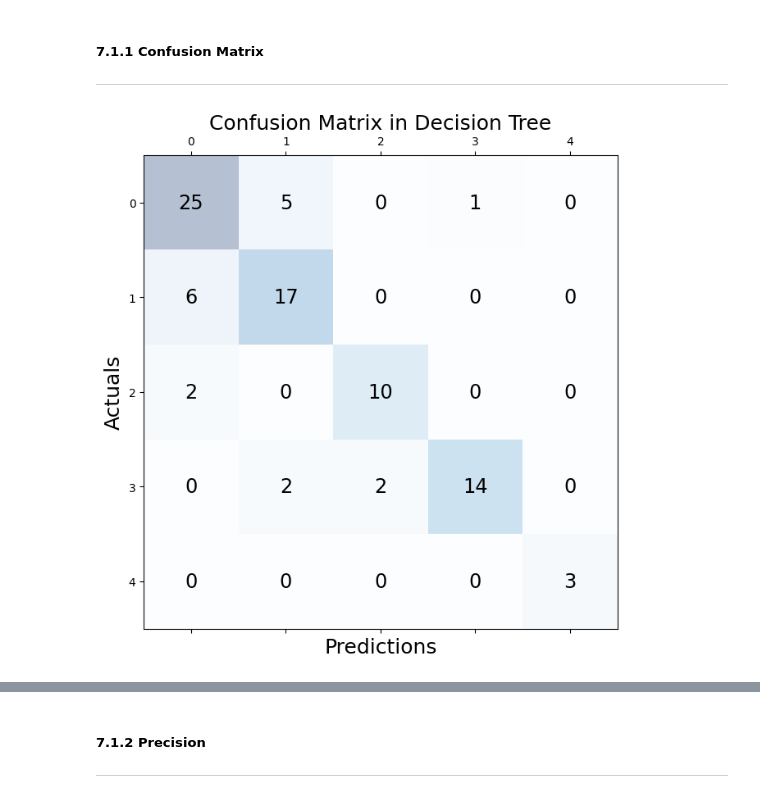
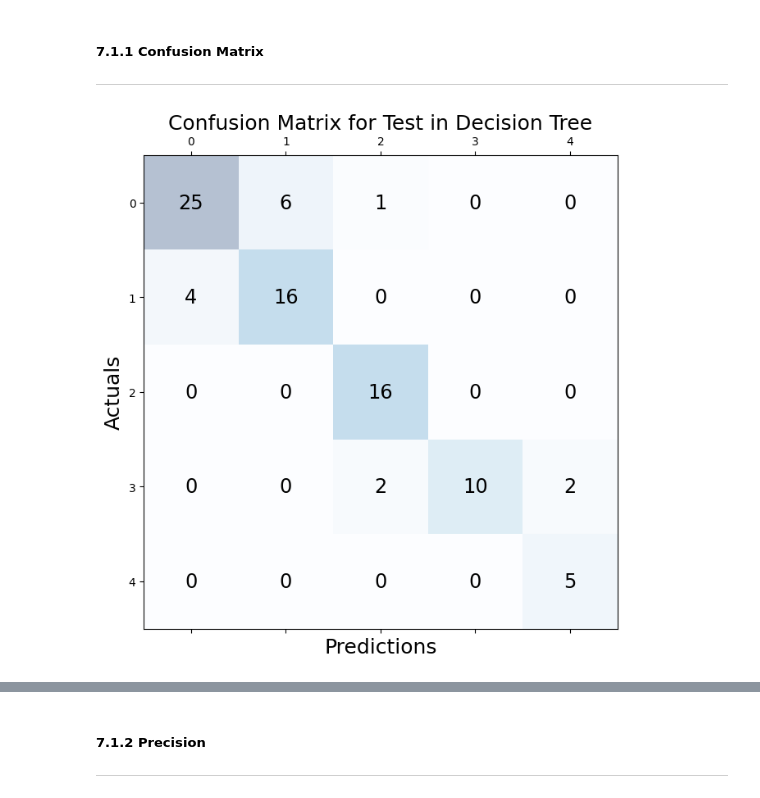
Before and after one commit to mishasilva01/FAA_project1, a Jupyter notebook: project1_notebook.ipynb, the cells around one changed output, grey strips where cells are left out. Cells and saved outputs as stored; diff of their text form; code cells hidden in the pictures.

```diff
--- a/project1_notebook.ipynb
+++ b/project1_notebook.ipynb
@@ -162,7 +162,7 @@ for i in range(nrows):
         if counter < len(df.columns):
 
             ax.hist(df[df.columns[counter]], bins=10, color='blue', alpha=0.5)
-            ax.set_title(df.columns[counter])
+            ax.set_ylabel(df.columns[counter])
 
         else: ax.set_axis_off()
         counter += 1
@@ -505,10 +516,13 @@ def Function(df_filtered: pd.DataFrame
 
         return Model_evaluation
 # %%
-Model_evaluation = {"Decision_Tree": {"Parameters": [], "Oversampling": [], "Feature Selection": [], "Accuracy": [], "Precision": [], "Recall": [], "Confusion Matrix" : [], 'Features': []}
-                    , "SVM": {"Parameters": [], "Oversampling": [], "Feature Selection": [], "Accuracy": [], "Precision": [], "Recall": [], "Confusion Matrix" : [], 'Features': []}
-                    , "KNN": {"Parameters": [], "Oversampling": [], "Feature Selection": [], "Accuracy": [], "Precision": [], "Recall": [], "Confusion Matrix" : [], 'Features': []}}
-a = []
+Model_evaluation = {"Decision_Tree": {"Parameters": [], "Oversampling": [], "Feature Selection": [], "Accuracy Test": [], "Precision Test": [], "Recall Test": [], "Confusion Matrix Test" : []
+                                      , 'Features': [], "Accuracy Client": [], "Precision Client": [], "Recall Client": [], "Confusion Matrix Client" : []}
+                    , "SVM": {"Parameters": [], "Oversampling": [], "Feature Selection": [], "Accuracy Test": [], "Precision Test": [], "Recall Test": [], "Confusion Matrix Test" : []
+                                      , 'Features': [], "Accuracy Client": [], "Precision Client": [], "Recall Client": [], "Confusion Matrix Client" : []}
+                    , "KNN": {"Parameters": [], "Oversampling": [], "Feature Selection": [], "Accuracy Test": [], "Precision Test": [], "Recall Test": [], "Confusion Matrix Test" : []
+                                      , 'Features': [], "Accuracy Client": [], "Precision Client": [], "Recall Client": [], "Confusion Matrix Client" : []}}
+
 list_parameters = list(product(['smote', 'doubling', "class weights"]
                                , ['Decision_Tree', 'KNN', 'SVM']
                                , ['correlation', 'info_gain', 'feat_comb', 'All']
@@ -516,16 +530,16 @@ list_parameters = list(product(['smote', 'doubling', "class weights"]
 # %%
 for par in list_parameters:
 
-    Model_evaluation = Function(df_filtered, Model_evaluation, oversampling_method=par[0], estimator=par[1], feature_selection=par[2], grid_search_name=par[1])
+    Model_evaluation = Function(df_filtered, client_set, Model_evaluation, oversampling_method=par[0], estimator=par[1], feature_selection=par[2], grid_search_name=par[1])
 # %%
 SVM_evaluation = pd.DataFrame(Model_evaluation["SVM"])
-SVM_evaluation = SVM_evaluation.sort_values(by=['Accuracy', 'Precision', 'Recall'], ascending = False)
+SVM_evaluation = SVM_evaluation.sort_values(by=['Accuracy Test', 'Precision Test', 'Recall Test'], ascending = False)
 
 Decision_Tree_evaluation = pd.DataFrame(Model_evaluation["Decision_Tree"])
-Decision_Tree_evaluation = Decision_Tree_evaluation.sort_values(by=['Accuracy', 'Precision', 'Recall'], ascending = False)
+Decision_Tree_evaluation = Decision_Tree_evaluation.sort_values(by=['Accuracy Test', 'Precision Test', 'Recall Test'], ascending = False)
 
 KNN_evaluation = pd.DataFrame(Model_evaluation["KNN"])
-KNN_evaluation = KNN_evaluation.sort_values(by=['Accuracy', 'Precision', 'Recall'], ascending = False)
+KNN_evaluation = KNN_evaluation.sort_values(by=['Accuracy Test', 'Precision Test', 'Recall Test'], ascending = False)
 # %% [markdown]
 # 7. Models Evaluation
 
@@ -559,16 +573,16 @@ Feature Selected:
 ________________
 # %%
 fig, ax = plt.subplots(figsize=(7.5, 7.5))
-ax.matshow(best_option_Decision_Tree['Confusion Matrix'], cmap=plt.cm.Blues, alpha=0.3)
-for i in range(best_option_Decision_Tree['Confusion Matrix'].shape[0]):
+ax.matshow(best_option_Decision_Tree['Confusion Matrix Test'], cmap=plt.cm.Blues, alpha=0.3)
+for i in range(best_option_Decision_Tree['Confusion Matrix Test'].shape[0]):
 
-    for j in range(best_option_Decision_Tree['Confusion Matrix'].shape[1]):
+    for j in range(best_option_Decision_Tree['Confusion Matrix Test'].shape[1]):
 
-        ax.text(x=j, y=i,s=best_option_Decision_Tree['Confusion Matrix'][i, j], va='center', ha='center', size='xx-large')
+        ax.text(x=j, y=i,s=best_option_Decision_Tree['Confusion Matrix Test'][i, j], va='center', ha='center', size='xx-large')
 
 plt.xlabel('Predictions', fontsize=18)
 plt.ylabel('Actuals', fontsize=18)
-plt.title('Confusion Matrix in Decision Tree', fontsize=18)
+plt.title('Confusion Matrix for Test in Decision Tree', fontsize=18)
 plt.show()
 # %% [output]
-[figure, old version]
+[figure, new version]
```
Also changed, not shown: parts of 20 cells of this notebook.
